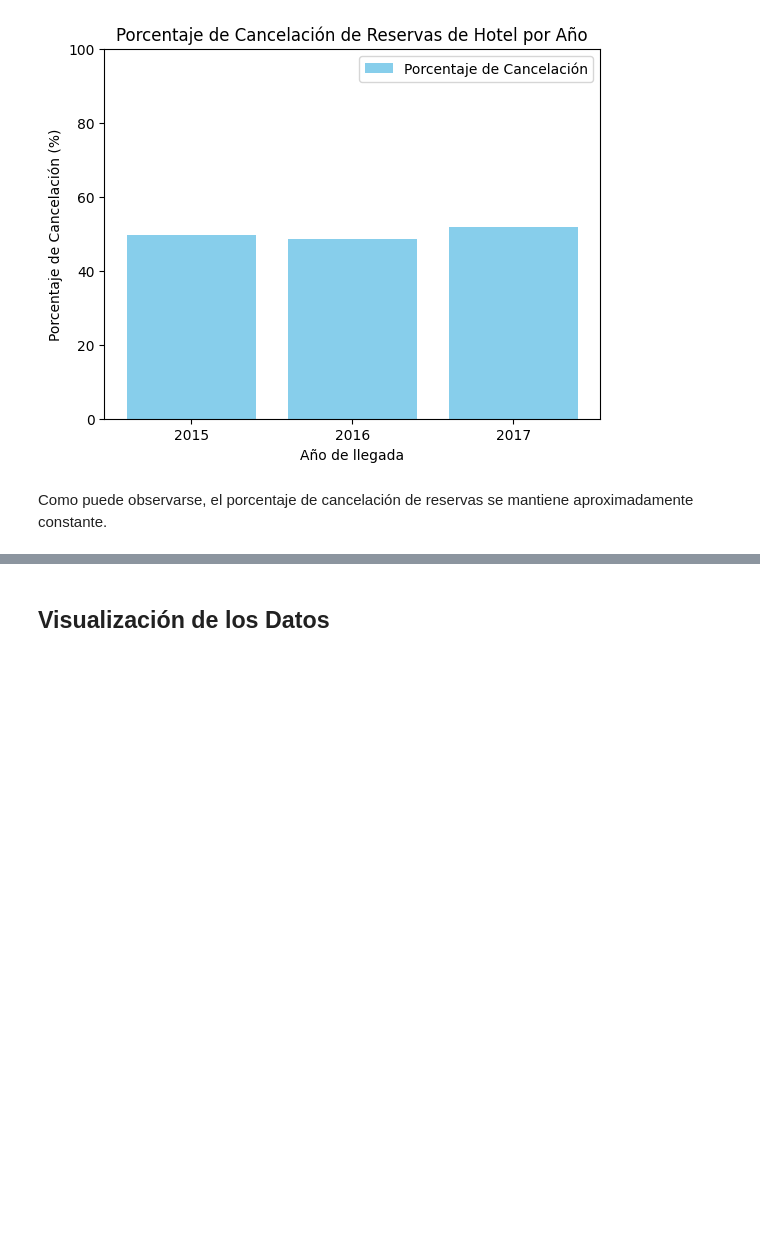
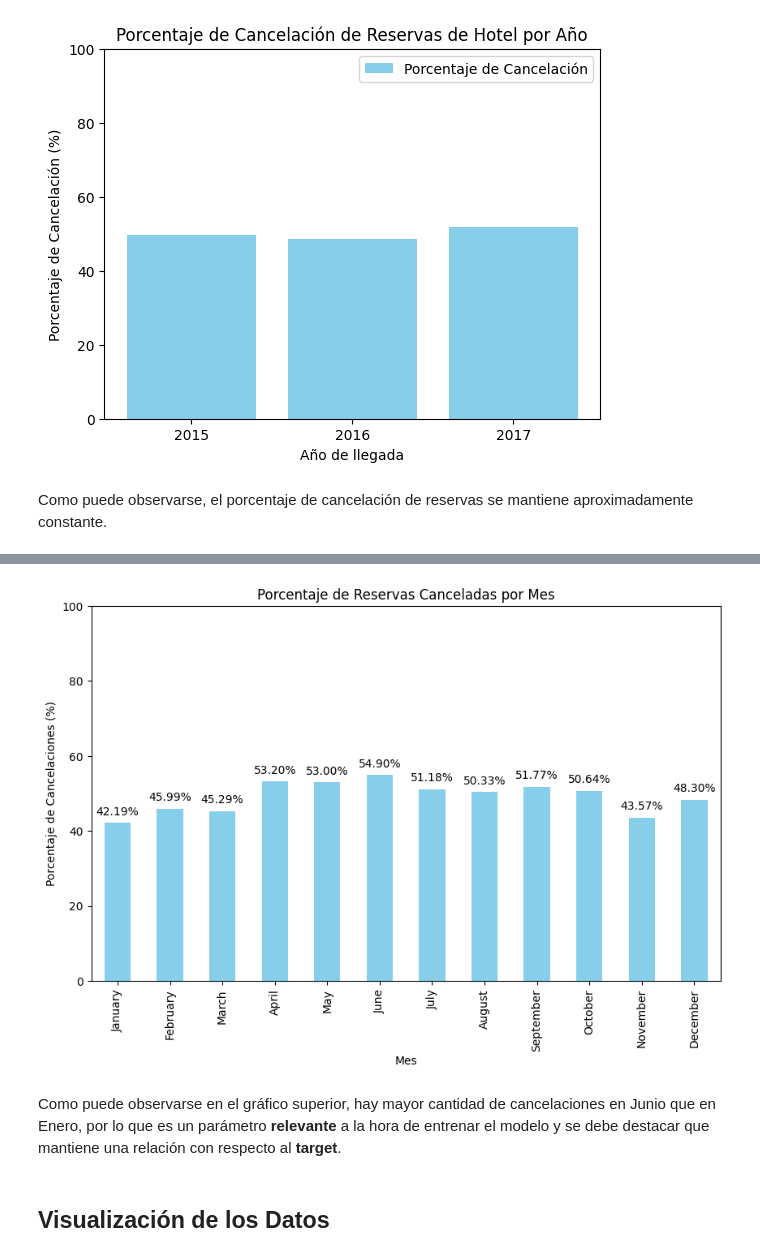
Before and after one commit to InspectorDave/OrgaDeDatos-TPs, a Jupyter notebook: 7506R_TP1_GRUPO11_CHP1_ENTREGA.ipynb, the cells around one changed output, grey strips where cells are left out. Drawn from its saved outputs; the diff is of its cells as text; code cells hidden in the pictures; blank space fills up the shorter version.

```diff
--- a/7506R_TP1_GRUPO11_CHP1_ENTREGA.ipynb
+++ b/7506R_TP1_GRUPO11_CHP1_ENTREGA.ipynb
@@ -355,3 +386,27 @@ Como puede observarse, el porcentaje de cancelación de reservas se mantiene apr
+# %%
+monthly_totals = hotels_df.groupby('arrival_date_month').size()
+monthly_cancelations = hotels_df[hotels_df['is_canceled'] == 1].groupby('arrival_date_month').size()
+monthly_cancelation_percentage = (monthly_cancelations / monthly_totals) * 100
+ordered_months = ['January', 'February', 'March', 'April', 'May', 'June', 'July', 'August', 'September', 'October', 'November', 'December']
+monthly_cancelation_percentage = monthly_cancelation_percentage.reindex(ordered_months)
+
+max_percentage = monthly_cancelation_percentage.max()
+
+ax = monthly_cancelation_percentage.plot(kind='bar', figsize=(10, 6), color='skyblue')
+plt.title('Porcentaje de Reservas Canceladas por Mes')
+plt.xlabel('Mes')
+plt.ylabel('Porcentaje de Cancelaciones (%)')
+plt.ylim(0, 100)
+for p in ax.patches:
+    ax.annotate(f'{p.get_height():.2f}%', (p.get_x() + p.get_width() / 2., p.get_height()),
+                ha='center', va='center', fontsize=10, color='black', xytext=(0, 10),
+                textcoords='offset points')
+
+plt.show()
+# %% [output]
+[figure, added]
+# %% [markdown]
+Como puede observarse en el gráfico superior, hay mayor cantidad de cancelaciones en Junio que en Enero, por lo que es un parámetro **relevante** a la hora de entrenar el modelo y se debe destacar que mantiene una relación con respecto al **target**.
 # %% [markdown]
 ## Visualización de los Datos
 # %% [markdown]
```
Also changed, not shown: parts of 6 cells of this notebook.
